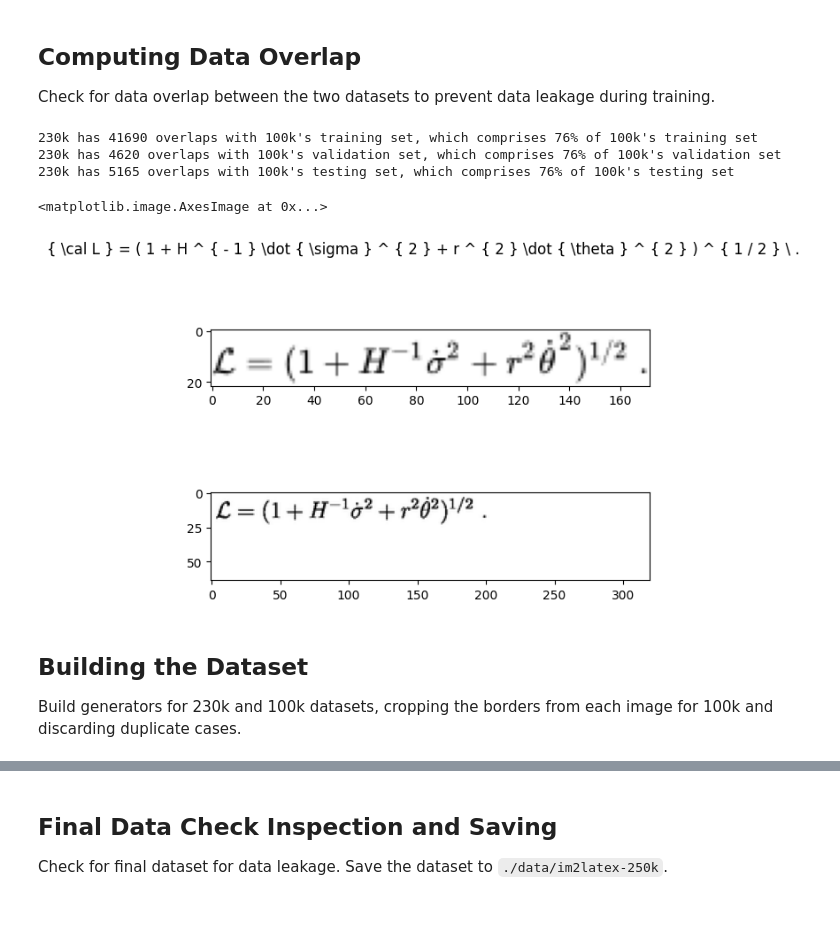
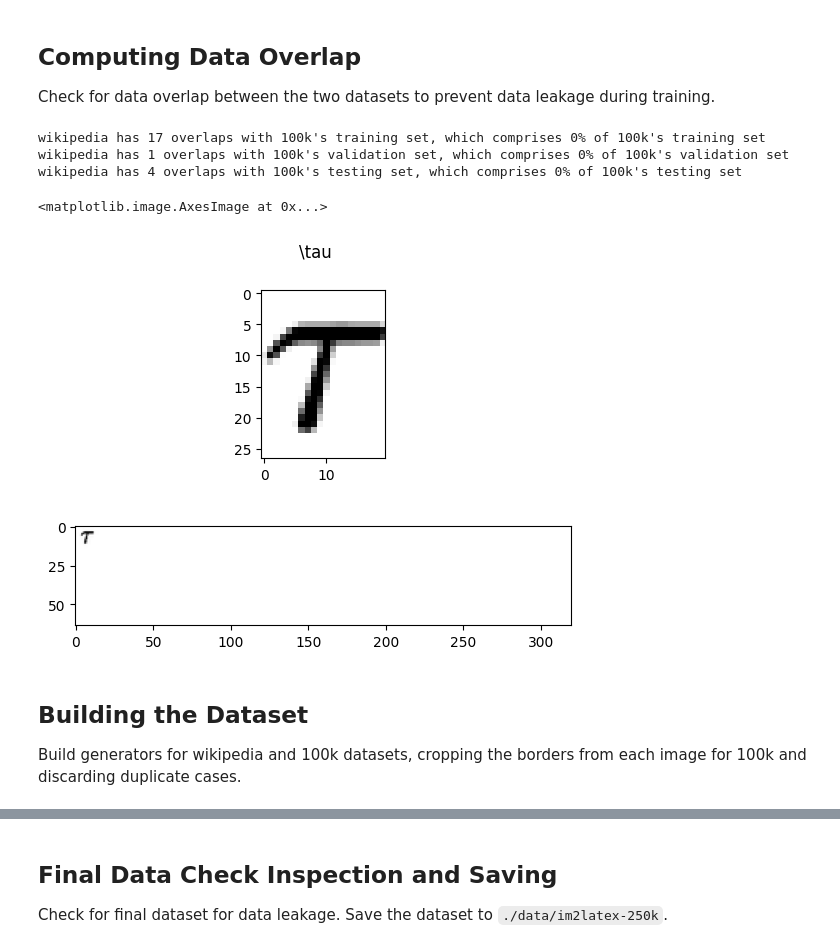
Before and after one commit to leo-cf-tian/image-2-latex, a Jupyter notebook: data-builder.ipynb, the cells around one changed output, grey strips where cells are left out. Saved outputs shown, nothing was run; the diff lists cells and outputs as text; code cells hidden in the pictures; blank space fills up the shorter version.

```diff
--- a/data-builder.ipynb
+++ b/data-builder.ipynb
@@ -34,3 +25,8 @@ with open(os.path.join(DATA_PATH_IM2LATEX230K, "final_png_formulas.txt")) as for
+# %%
+# Load wikipedia-latex dataset
+DATA_PATH_WIKIPEDIA_LATEX = "./data/wikipedia-latex"
+
+wikipedia_latex = load_from_disk(DATA_PATH_WIKIPEDIA_LATEX)
 # %%
 # Load im2latex-100k dataset
 DATA_PATH_IM2LATEX100K = "./data/im2latex-100k/"
@@ -42,47 +38,47 @@ im2latex_100k = load_dataset(DATA_PATH_IM2LATEX100K, trust_remote_code=True)
 Check for data overlap between the two datasets to prevent data leakage during training.
 # %%
 # Convert formula lists to sets to compute intersection
-formula_230k_sets = set(formulas)
+formula_wikipedia_sets = set(wikipedia_latex["formula"])
 formula_100k_train_set = set(im2latex_100k["train"]["formula"])
 formula_100k_val_set = set(im2latex_100k["val"]["formula"])
 formula_100k_test_set = set(im2latex_100k["test"]["formula"])
 
-train_inter = formula_230k_sets.intersection(formula_100k_train_set)
-print(f"230k has {len(train_inter)} overlaps with 100k's training set, which comprises {(len(train_inter) / len(formula_100k_train_set) * 100):.00f}% of 100k's training set")
+train_inter = formula_wikipedia_sets.intersection(formula_100k_train_set)
+print(f"wikipedia has {len(train_inter)} overlaps with 100k's training set, which comprises {(len(train_inter) / len(formula_100k_train_set) * 100):.00f}% of 100k's training set")
 
-val_inter = formula_230k_sets.intersection(formula_100k_val_set)
-print(f"230k has {len(val_inter)} overlaps with 100k's validation set, which comprises {(len(val_inter) / len(formula_100k_val_set) * 100):.00f}% of 100k's validation set")
+val_inter = formula_wikipedia_sets.intersection(formula_100k_val_set)
+print(f"wikipedia has {len(val_inter)} overlaps with 100k's validation set, which comprises {(len(val_inter) / len(formula_100k_val_set) * 100):.00f}% of 100k's validation set")
 
-test_inter = formula_230k_sets.intersection(formula_100k_test_set)
-print(f"230k has {len(test_inter)} overlaps with 100k's testing set, which comprises {(len(test_inter) / len(formula_100k_test_set) * 100):.00f}% of 100k's testing set")
+test_inter = formula_wikipedia_sets.intersection(formula_100k_test_set)
+print(f"wikipedia has {len(test_inter)} overlaps with 100k's testing set, which comprises {(len(test_inter) / len(formula_100k_test_set) * 100):.00f}% of 100k's testing set")
 # %% [output]
-230k has 41690 overlaps with 100k's training set, which comprises 76% of 100k's training set
-230k has 4620 overlaps with 100k's validation set, which comprises 76% of 100k's validation set
-230k has 5165 overlaps with 100k's testing set, which comprises 76% of 100k's testing set
+wikipedia has 17 overlaps with 100k's training set, which comprises 0% of 100k's training set
+wikipedia has 1 overlaps with 100k's validation set, which comprises 0% of 100k's validation set
+wikipedia has 4 overlaps with 100k's testing set, which comprises 0% of 100k's testing set
 # %%
 # Overlap example
 overlap_example = list(train_inter)[random.randint(0, len(train_inter) - 1)]
 
-overlap_index_230k = formulas.index(overlap_example)
+overlap_index_wikipedia = wikipedia_latex["formula"].index(overlap_example)
 overlap_index_100k = im2latex_100k["train"]["formula"].index(overlap_example)
 
 # Plot figure with images from both datasets
 fig = plt.figure()
 
 plt.suptitle(overlap_example)
 
 fig.add_subplot(2, 1, 1)
-plt.imshow(Image.open(os.path.join(DATA_PATH_IM2LATEX230K, "generated_png_images", filenames[overlap_index_230k])))
+plt.imshow(wikipedia_latex[overlap_index_wikipedia]["image"])
 
 fig.add_subplot(2, 1, 2)
 plt.imshow(im2latex_100k["train"][overlap_index_100k]["image"])
 # %% [output]
 <matplotlib.image.AxesImage at 0x...>
-[figure, old version]
+[figure, new version]
 # %% [markdown]
 ## Building the Dataset
 
-Build generators for 230k and 100k datasets, cropping the borders from each image for 100k and discarding duplicate cases.
+Build generators for wikipedia and 100k datasets, cropping the borders from each image for 100k and discarding duplicate cases.
 # %%
 # Initialize empty dataset, with a formula lookup set to maintain efficiency
 loaded_formulas = set()
```
Also changed, not shown: parts of 12 cells of this notebook, 2 other files.
